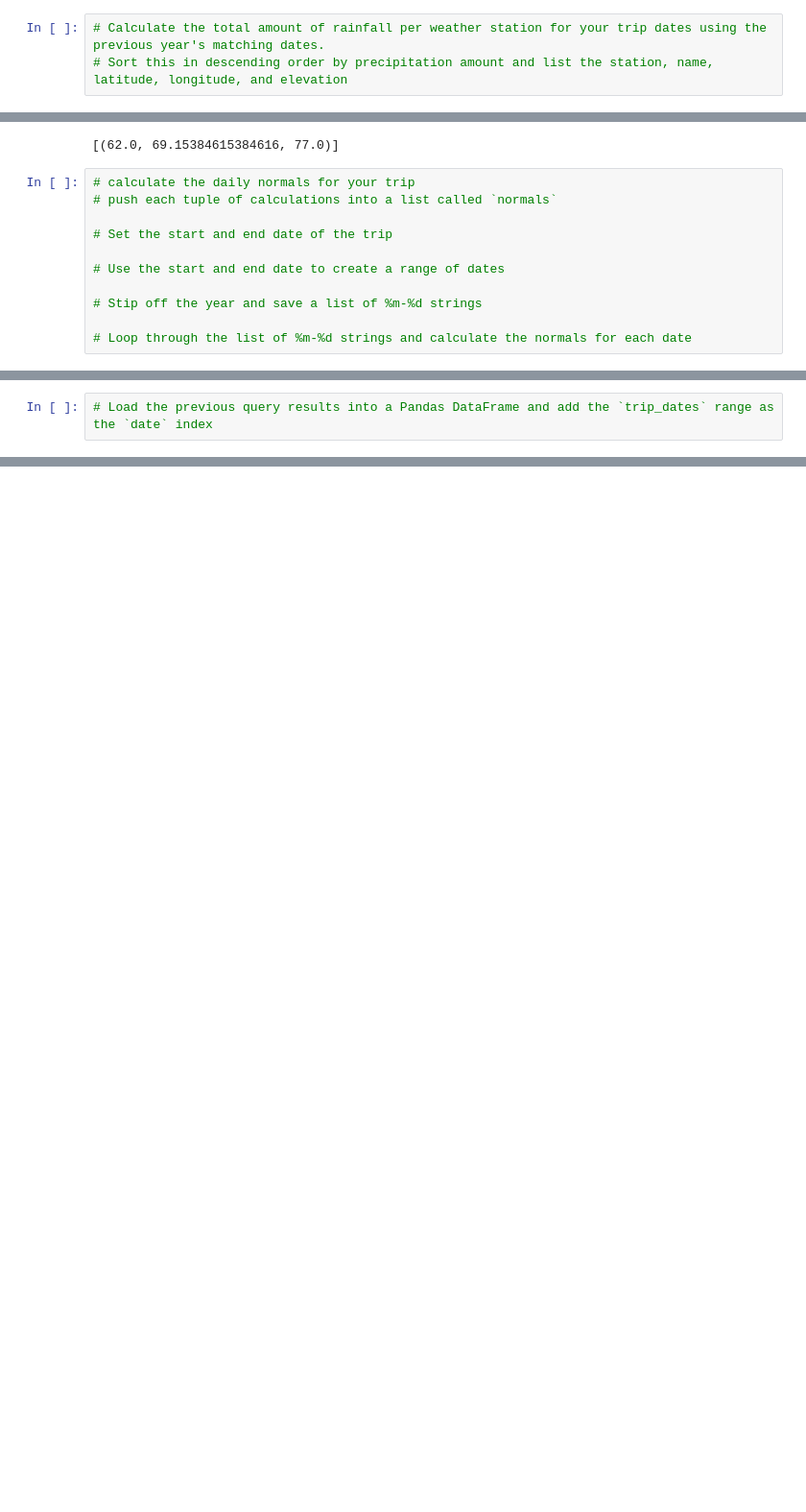
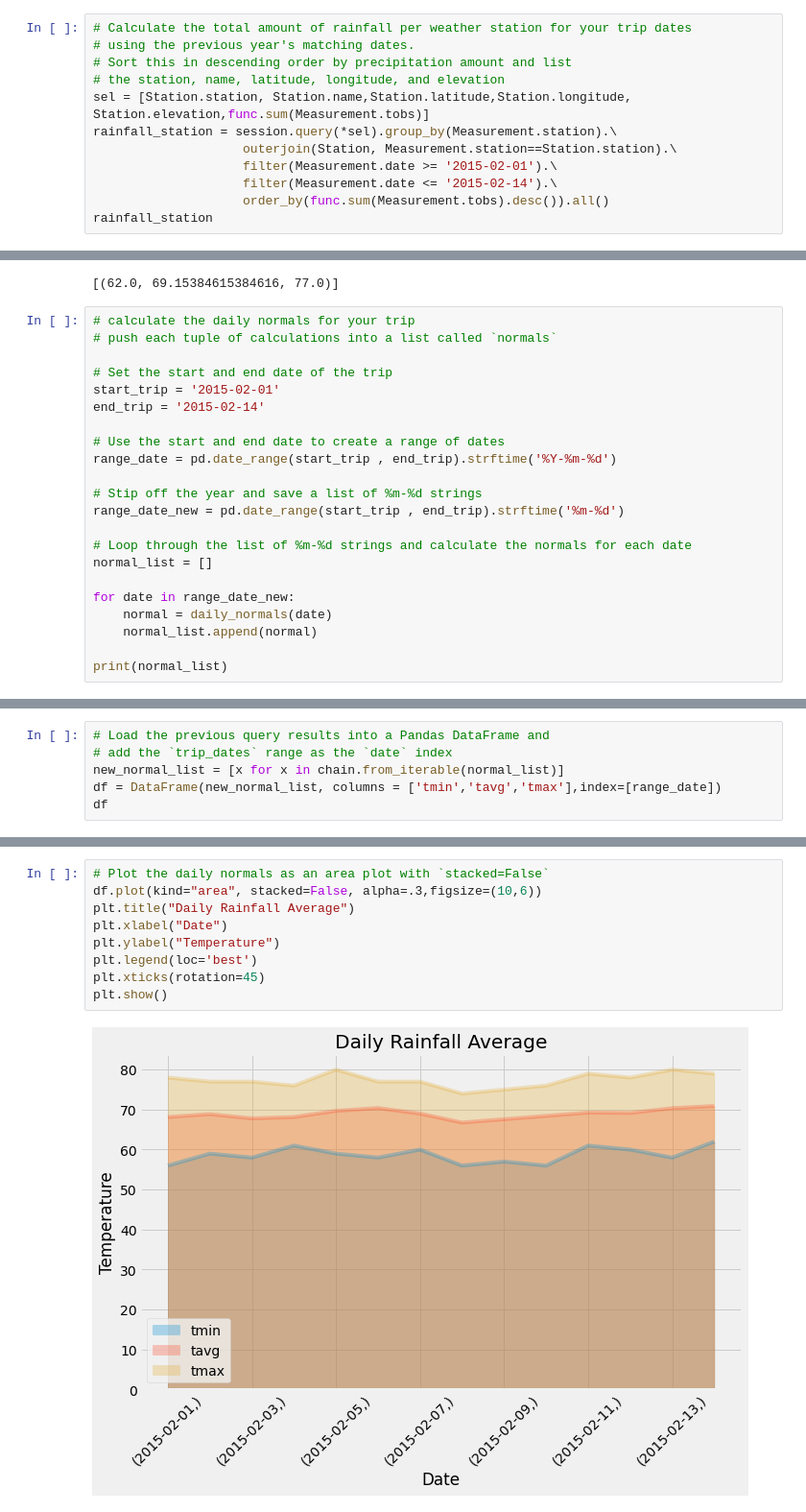
Before and after one commit to parastoorazavi/sqlalchemy-challenge, a Jupyter notebook: climate_starter.ipynb, the cells around one changed output, grey strips where cells are left out. Shown: that part at 96% size. Cells and saved outputs as stored; diff of their text form; blank space fills up the shorter version.

```diff
--- a/climate_starter.ipynb
+++ b/climate_starter.ipynb
@@ -420,5 +423,14 @@ plt.tick_params(axis='x', which='both', labelbottom=False)
 # %% [markdown]
 ### Daily Rainfall Average
 # %%
-# Calculate the total amount of rainfall per weather station for your trip dates using the previous year's matching dates.
-# Sort this in descending order by precipitation amount and list the station, name, latitude, longitude, and elevation
+# Calculate the total amount of rainfall per weather station for your trip dates
+# using the previous year's matching dates.
+# Sort this in descending order by precipitation amount and list
+# the station, name, latitude, longitude, and elevation
+sel = [Station.station, Station.name,Station.latitude,Station.longitude, Station.elevation,func.sum(Measurement.tobs)]
+rainfall_station = session.query(*sel).group_by(Measurement.station).\
+                    outerjoin(Station, Measurement.station==Station.station).\
+                    filter(Measurement.date >= '2015-02-01').\
+                    filter(Measurement.date <= '2015-02-14').\
+                    order_by(func.sum(Measurement.tobs).desc()).all()
+rainfall_station
@@ -448,9 +478,20 @@ daily_normals("01-01")
 # push each tuple of calculations into a list called `normals`
 
 # Set the start and end date of the trip
+start_trip = '2015-02-01'
+end_trip = '2015-02-14'
 
 # Use the start and end date to create a range of dates
+range_date = pd.date_range(start_trip , end_trip).strftime('%Y-%m-%d')
 
 # Stip off the year and save a list of %m-%d strings
+range_date_new = pd.date_range(start_trip , end_trip).strftime('%m-%d')
 
 # Loop through the list of %m-%d strings and calculate the normals for each date
+normal_list = []
+
+for date in range_date_new:
+    normal = daily_normals(date)
+    normal_list.append(normal)
+
+print(normal_list)
@@ -457,2 +500,6 @@ daily_normals("01-01")
 # %%
-# Load the previous query results into a Pandas DataFrame and add the `trip_dates` range as the `date` index
+# Load the previous query results into a Pandas DataFrame and
+# add the `trip_dates` range as the `date` index
+new_normal_list = [x for x in chain.from_iterable(normal_list)]
+df = DataFrame(new_normal_list, columns = ['tmin','tavg','tmax'],index=[range_date])
+df
@@ -460,0 +522,11 @@ daily_normals("01-01")
+# %%
+# Plot the daily normals as an area plot with `stacked=False`
+df.plot(kind="area", stacked=False, alpha=.3,figsize=(10,6))
+plt.title("Daily Rainfall Average")
+plt.xlabel("Date")
+plt.ylabel("Temperature")
+plt.legend(loc='best')
+plt.xticks(rotation=45)
+plt.show()
+# %% [output]
+[figure, added]
```
Also changed, not shown: parts of 8 cells of this notebook.
